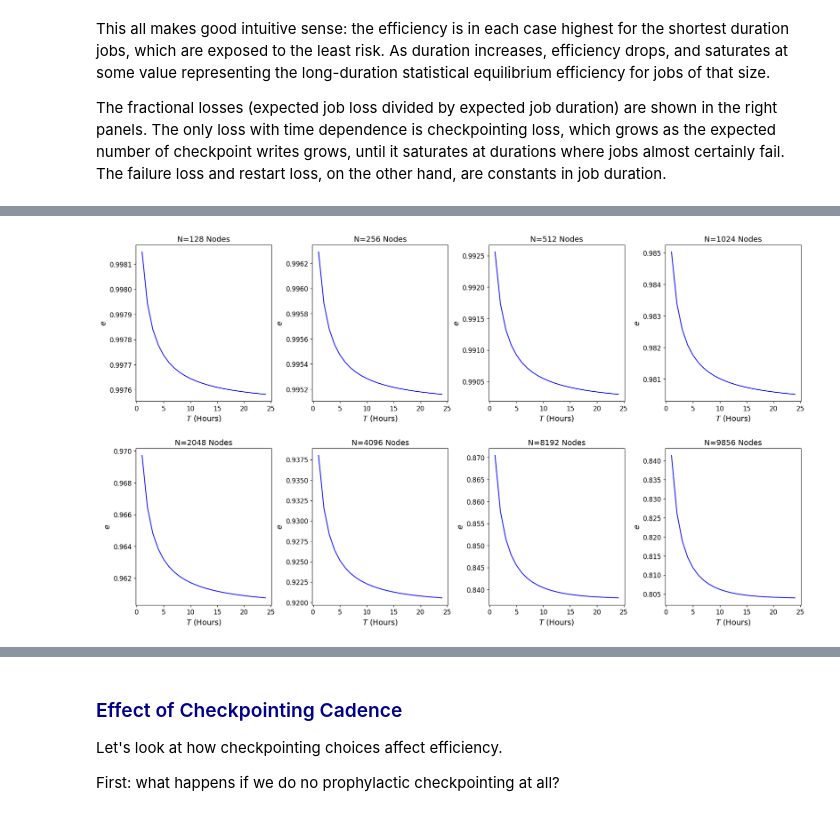
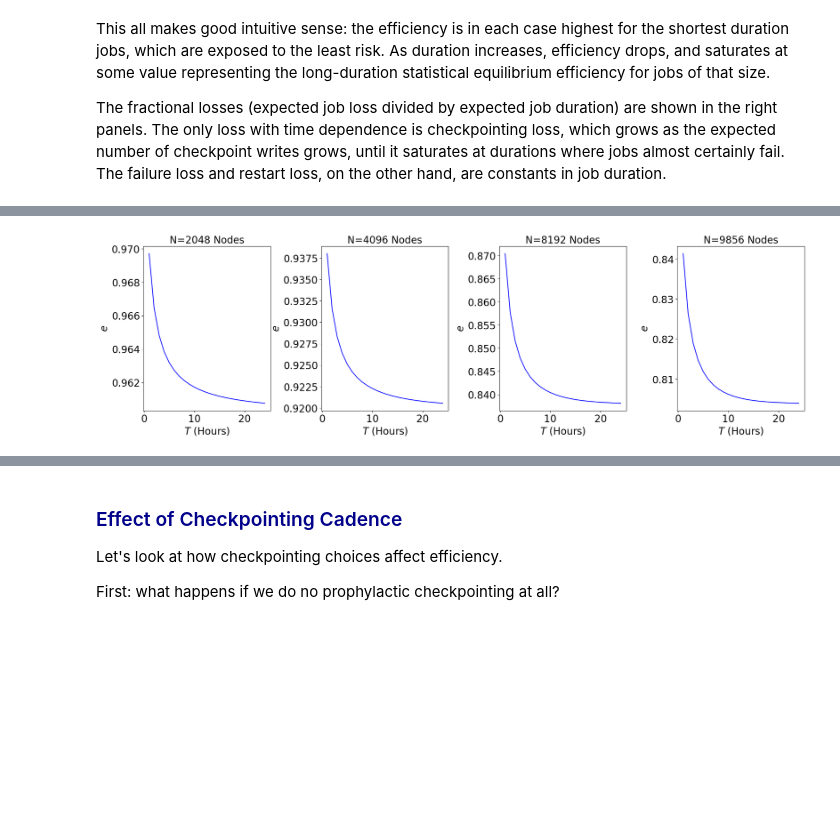
Before and after one commit to CarloGraziani/HPC_Computational_Efficiency, a Jupyter notebook: Machine_Efficiency_Analysis.ipynb, the cells around one changed output, grey strips where cells are left out. Drawn from its saved outputs; the diff is of its cells as text; code cells hidden in the pictures; blank space fills up the shorter version.

```diff
--- a/Machine_Efficiency_Analysis.ipynb
+++ b/Machine_Efficiency_Analysis.ipynb
@@ -187,7 +195,8 @@ Let's explore how machine efficiency changes as a function of job duration $T$,
 # %%
 globals().update(base_case_params)
 
-N_vals=np.array([128,256,512,1024,2048,4096,8192,nodes_total])
+# N_vals=np.array([128,256,512,1024,2048,4096,8192,nodes_total])
+N_vals=np.array([2048,4096,8192,nodes_total])
 e_arr = []
 l_F_arr = []
 l_chk_arr = []
@@ -223,15 +232,16 @@ l_F_arr = np.array(l_F_arr)
 l_chk_arr = np.array(l_chk_arr)
 l_R_arr = np.array(l_R_arr)
 
-fig, axs = plt.subplots(ncols=2, nrows=len(N_vals),figsize=(12,6*len(N_vals)))
+fig, axs = plt.subplots(ncols=2, nrows=len(N_vals),figsize=(12,6*len(N_vals)),
+                        gridspec_kw={'hspace':0.3, 'wspace':0.4})
 
 for row in range(len(N_vals)):
     ax = axs[row,0]
     ax.plot(t_arr, e_arr[row,:], "b-", label="Efficiency")
 
-    ax.set_xlabel("$T$ (Hours)")
-    ax.set_ylabel("$e$")
-    ax.set_title(f"{N_vals[row]:d} Nodes")
+    ax.set_xlabel("$T$ (Hours)",size=fs)
+    ax.set_ylabel("$e$",size=fs)
+    ax.set_title(f"{N_vals[row]:d} Nodes",size=fs)
 
     ax = axs[row,1]
     ax.plot(t_arr, l_F_arr[row,:], "c-", label="Fractional Failure Loss")
@@ -239,9 +249,11 @@ for row in range(len(N_vals)):
     ax.plot(t_arr, l_chk_arr[row,:], "m-", label="Fractional Checkpointing Loss")
     ax.legend()
 
-    ax.set_xlabel("$T$ (Hours)")
-    ax.set_ylabel("Fractional Loss")
-    ax.set_title(f"{N_vals[row]:d} Nodes")
+    ax.set_xlabel("$T$ (Hours)",size=fs)
+    ax.set_ylabel("Fractional Loss",size=fs)
+    ax.set_title(f"{N_vals[row]:d} Nodes",size=fs)
+
+plt.savefig("Efficiency+Loss_vs_Time.png", format="png",bbox_inches='tight')
 
 plt.show()
 # %% [output]
@@ -273,20 +285,24 @@ plt.show()
 # %%
-fig, axs = plt.subplots(ncols=4, nrows=len(N_vals)//4,figsize=(22,6*len(N_vals)//4),
-                        gridspec_kw={'hspace':0.30, 'wspace':0.3})
+fig, axs = plt.subplots(ncols=4, nrows=len(N_vals)//4,figsize=(24,6*len(N_vals)//4),
+                        gridspec_kw={'hspace':0.3, 'wspace':0.4})
 
 for idx in range(len(N_vals)):
 
-    row = idx//4
-    col = idx % 4
-    ax = axs[row,col]
+    if len(N_vals) > 4:
+        row = idx//4
+        col = idx % 4
+        ax = axs[row,col]
+    else:
+        col = idx
+        ax = axs[col]
     ax.plot(t_arr, e_arr[idx,:], "b-", label="Efficiency")
 
-    ax.set_xlabel("$T$ (Hours)", size=14)
-    ax.set_ylabel("$e$",size=14)
-    ax.set_title(f"N={N_vals[idx]:d} Nodes", size=14)
-    ax.tick_params(labelsize=12)
+    ax.set_xlabel("$T$ (Hours)", size=fs)
+    ax.set_ylabel("$e$",size=fs)
+    ax.set_title(f"N={N_vals[idx]:d} Nodes", size=fs)
+    ax.tick_params(labelsize=fs)
 
 plt.savefig("Efficiency_vs_Time_2.png", format="png",bbox_inches='tight')
 plt.show()
 # %% [output]
-[figure, old version]
+[figure, new version]
```
Also changed, not shown: parts of 10 cells of this notebook, 2 other files.
